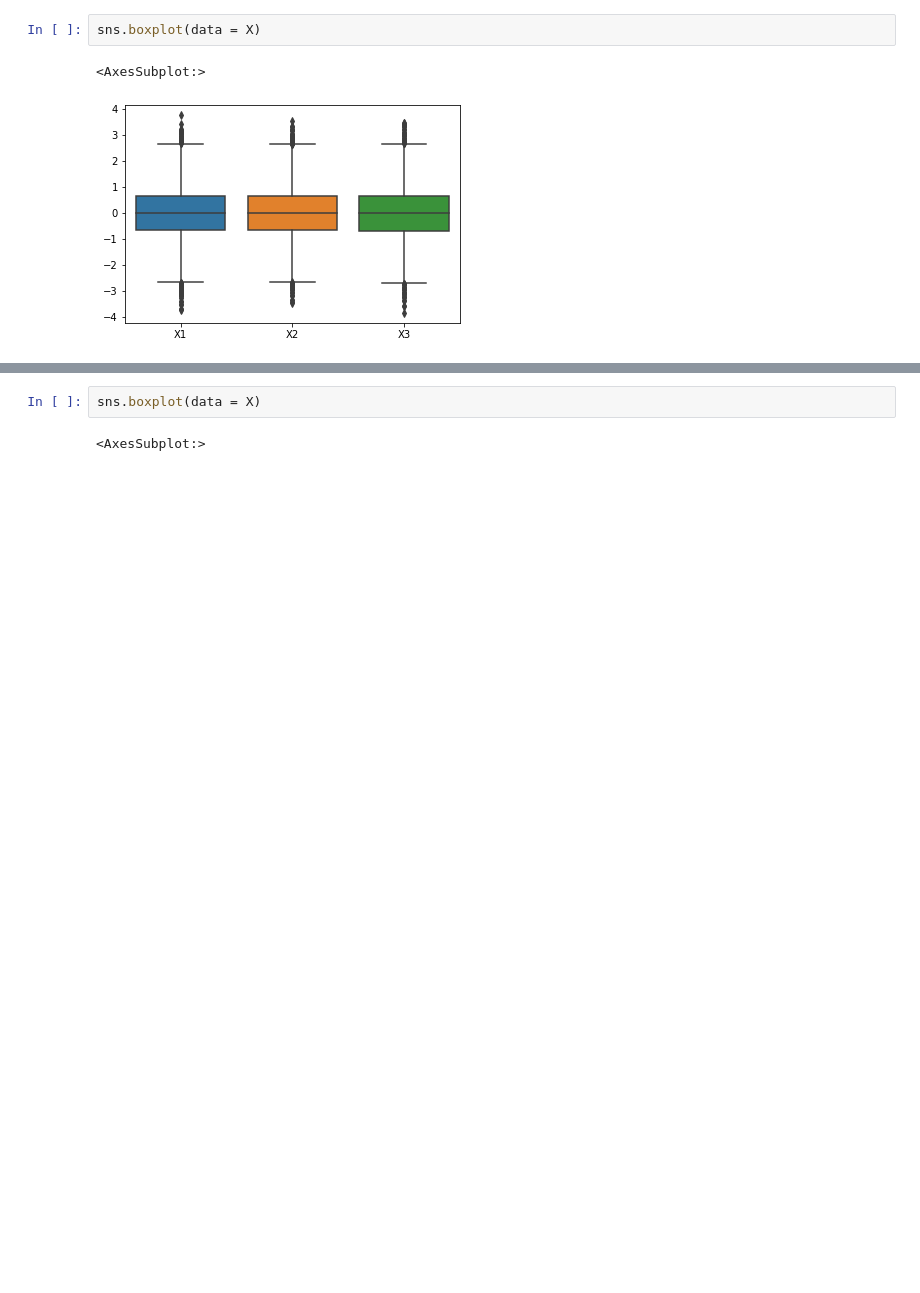
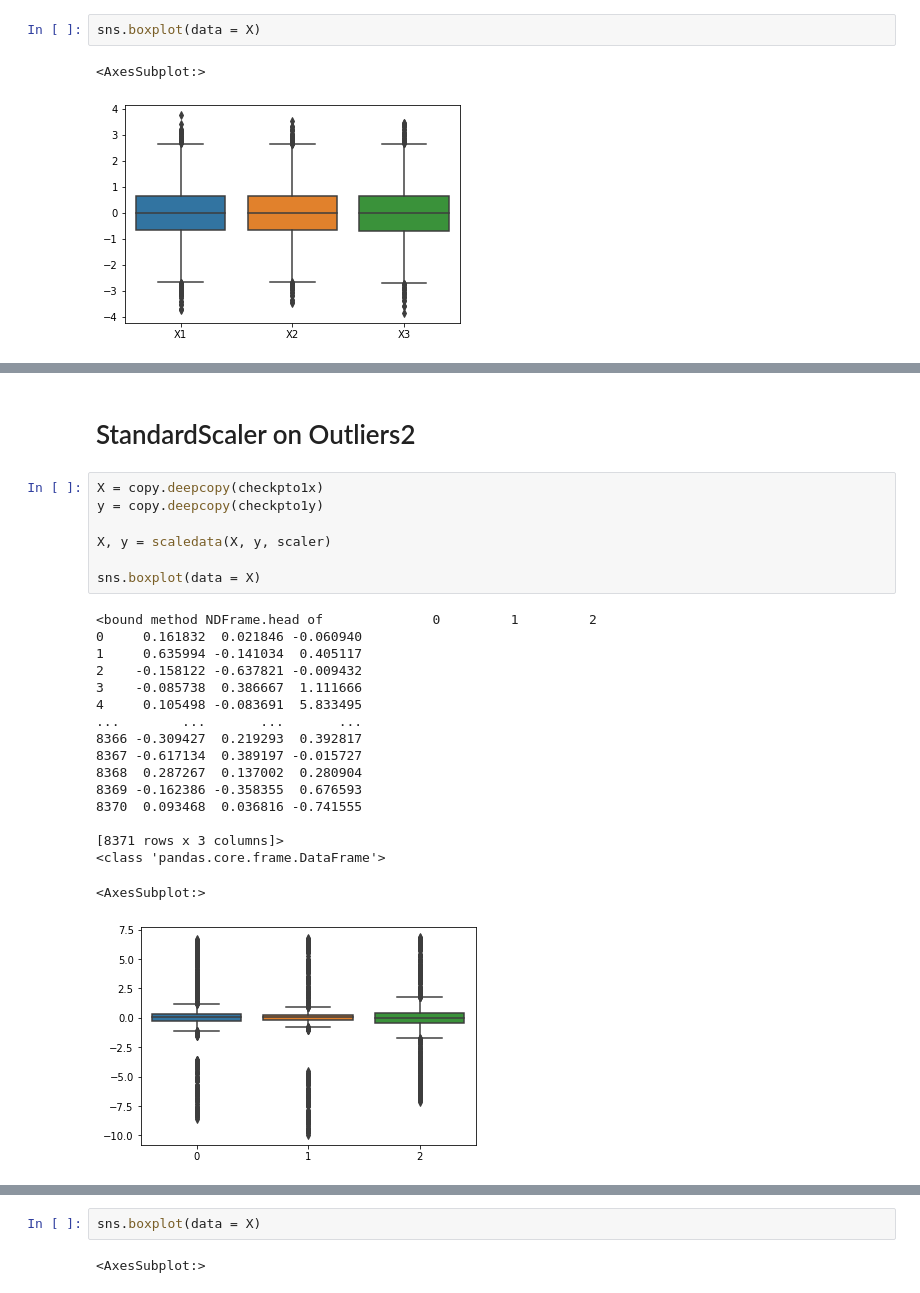
Before and after one commit to faisalm14/702-Coursework, a Jupyter notebook: 702 Task2.ipynb, the cells around one changed output, grey strips where cells are left out. Drawn from its saved outputs; the diff is of its cells as text; blank space fills up the shorter version.

```diff
--- a/702 Task2.ipynb
+++ b/702 Task2.ipynb
@@ -793,0 +848,27 @@ Intercept =  [-0.10913347]
+# %% [markdown]
+# StandardScaler on Outliers2
+# %%
+X = copy.deepcopy(checkpto1x)
+y = copy.deepcopy(checkpto1y)
+
+X, y = scaledata(X, y, scaler)
+
+sns.boxplot(data = X)
+# %% [output]
+<bound method NDFrame.head of              0         1         2
+0     0.161832  0.021846 -0.060940
+1     0.635994 -0.141034  0.405117
+2    -0.158122 -0.637821 -0.009432
+3    -0.085738  0.386667  1.111666
+4     0.105498 -0.083691  5.833495
+...        ...       ...       ...
+8366 -0.309427  0.219293  0.392817
+8367 -0.617134  0.389197 -0.015727
+8368  0.287267  0.137002  0.280904
+8369 -0.162386 -0.358355  0.676593
+8370  0.093468  0.036816 -0.741555
+
+[8371 rows x 3 columns]>
+<class 'pandas.core.frame.DataFrame'>
+<AxesSubplot:>
+[figure, added]
```
Also changed, not shown: parts of 61 cells of this notebook.
